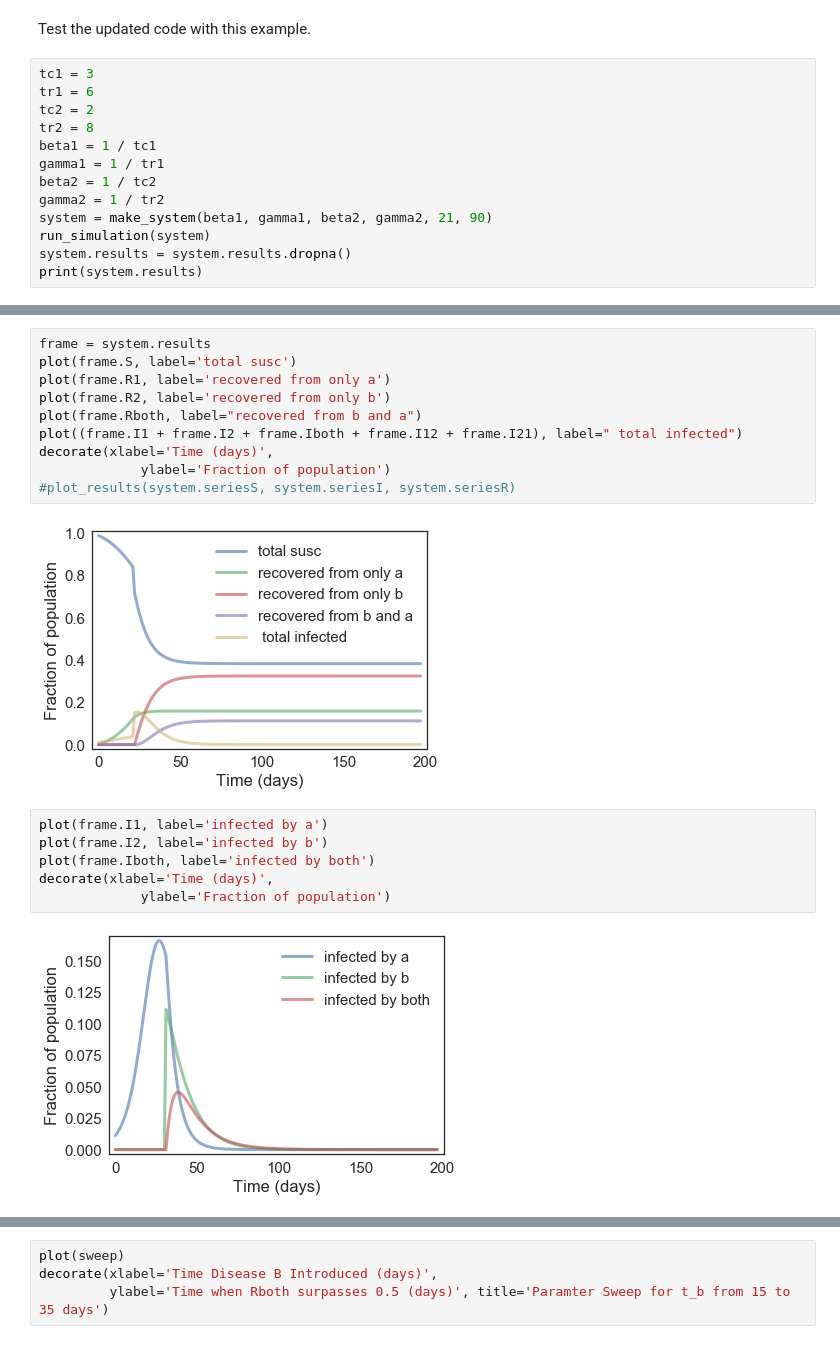
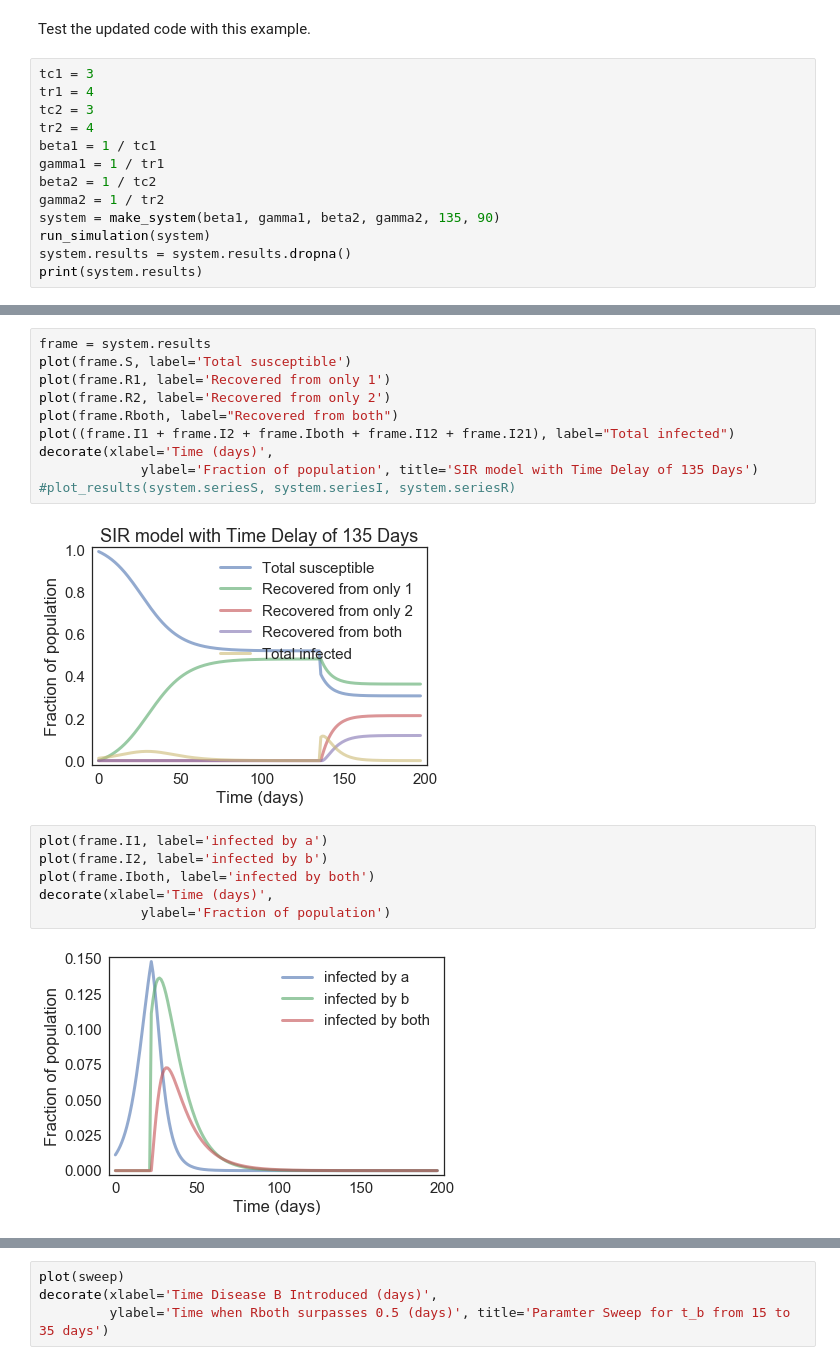
Before and after one commit to NOwolabi/modsim_project_2, a Jupyter notebook: code/Project Brainstorming3.ipynb, the cells around one changed output, grey strips where cells are left out. Drawn from its saved outputs; the diff is of its cells as text.

Commit message:
Finalized Model

```diff
--- a/code/Project Brainstorming3.ipynb
+++ b/code/Project Brainstorming3.ipynb
@@ -251,14 +251,14 @@ def update2(state, system, i):
 Test the updated code with this example.
 # %%
 tc1 = 3
-tr1 = 6
-tc2 = 2
-tr2 = 8
+tr1 = 4
+tc2 = 3
+tr2 = 4
 beta1 = 1 / tc1
 gamma1 = 1 / tr1
 beta2 = 1 / tc2
 gamma2 = 1 / tr2
-system = make_system(beta1, gamma1, beta2, gamma2, 21, 90)
+system = make_system(beta1, gamma1, beta2, gamma2, 135, 90)
 run_simulation(system)
 system.results = system.results.dropna()
 print(system.results)
@@ -282,16 +282,16 @@ print(system.results)
 [198 rows x 9 columns]
 # %%
 frame = system.results
-plot(frame.S, label='total susc')
-plot(frame.R1, label='recovered from only a')
-plot(frame.R2, label='recovered from only b')
-plot(frame.Rboth, label="recovered from b and a")
-plot((frame.I1 + frame.I2 + frame.Iboth + frame.I12 + frame.I21), label=" total infected")
+plot(frame.S, label='Total susceptible')
+plot(frame.R1, label='Recovered from only 1')
+plot(frame.R2, label='Recovered from only 2')
+plot(frame.Rboth, label="Recovered from both")
+plot((frame.I1 + frame.I2 + frame.Iboth + frame.I12 + frame.I21), label="Total infected")
 decorate(xlabel='Time (days)',
-             ylabel='Fraction of population')
+             ylabel='Fraction of population', title='SIR model with Time Delay of 135 Days')
 #plot_results(system.seriesS, system.seriesI, system.seriesR)
 # %% [output]
-[figure, old version]
+[figure, new version]
 # %%
 plot(frame.I1, label='infected by a')
 plot(frame.I2, label='infected by b')
@@ -299,7 +299,7 @@ plot(frame.Iboth, label='infected by both')
 decorate(xlabel='Time (days)',
              ylabel='Fraction of population')
 # %% [output]
-[figure, old version]
+[figure, new version]
 # %%
 plot(system.seriesS, label='Susceptible')
 plot(system.seriesI, label='Infected')
```
Also changed, not shown: parts of 11 cells of this notebook.
